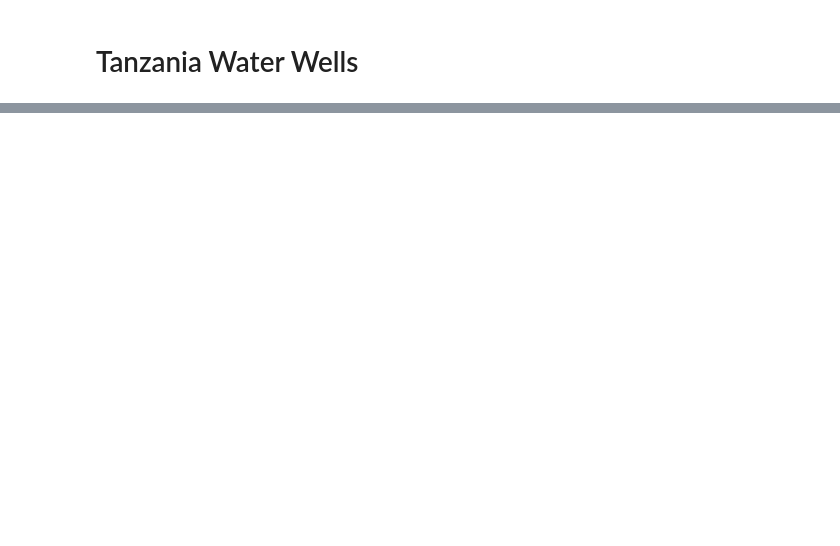
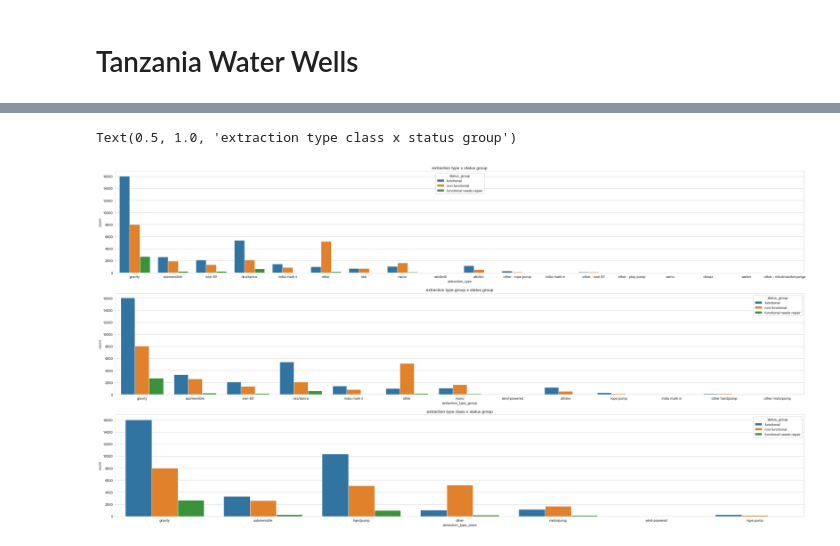
Before and after one commit to kaceyclougher/Tanzania-water-wells, a Jupyter notebook: EDA-and-Cleaning.ipynb, the cells around one changed output, grey strips where cells are left out. Cells and saved outputs as stored; diff of their text form; code cells hidden in the pictures; blank space fills up the shorter version.

```diff
--- a/EDA-and-Cleaning.ipynb
+++ b/EDA-and-Cleaning.ipynb
@@ -35,0 +520,22 @@ df.head()
+# %%
+## dropping duplicate column
+
+df.drop(['quantity_group'], axis = 1, inplace = True)
+# %%
+
+#extraction type x status_group
+
+fig, axes = plt.subplots(3, 1, figsize=(35, 18))
+
+#plot each column to compare
+sns.countplot(x = 'extraction_type', hue = 'status_group', data = df, ax = axes[0])
+axes[0].set_title('extraction type x status group')
+
+sns.countplot(x = 'extraction_type_group', hue = 'status_group', data = df, ax = axes[1])
+axes[1].set_title('extraction type group x status group')
+
+sns.countplot(x = 'extraction_type_class', hue = 'status_group', data = df, ax = axes[2])
+axes[2].set_title('extraction type class x status group')
+# %% [output]
+Text(0.5, 1.0, 'extraction type class x status group')
+[figure, added]
```
Also changed, not shown: parts of 71 cells of this notebook, 2 other files.
